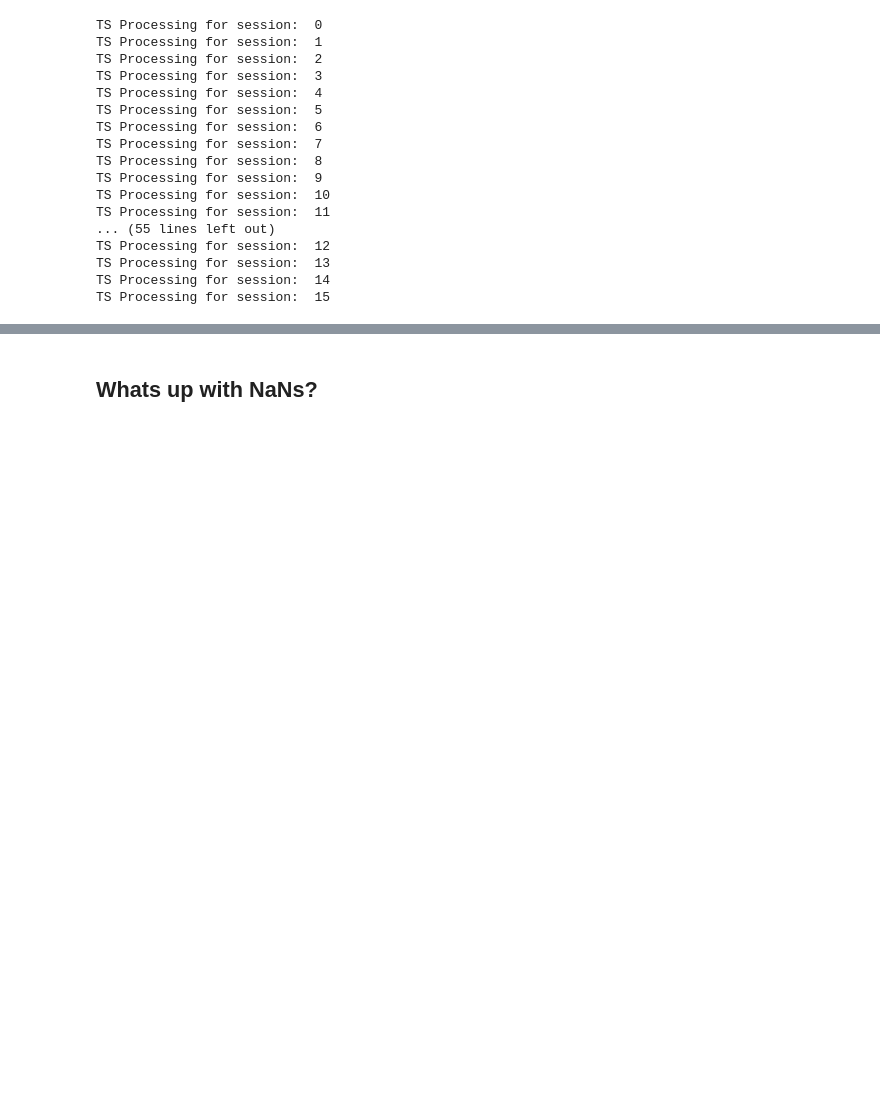
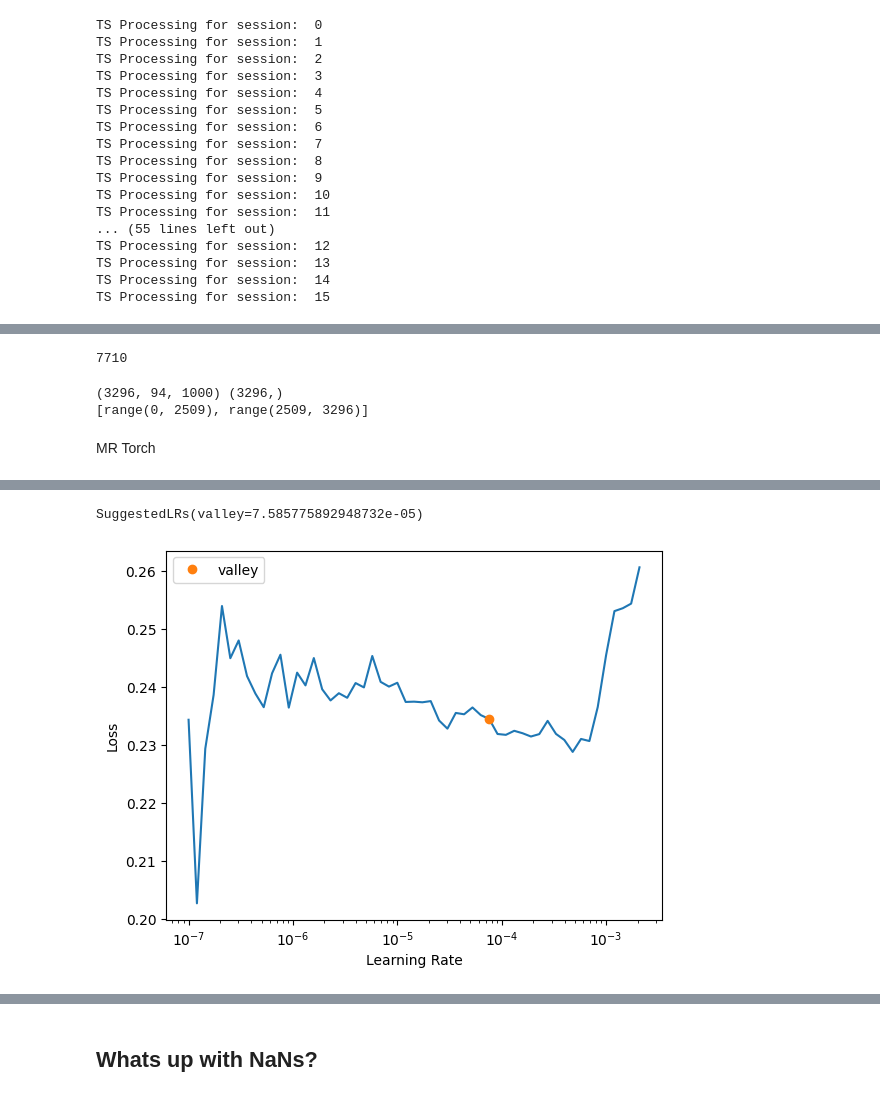
Before and after one commit to lwachowiak/HRI-Error-Detection-STAI, a Jupyter notebook: code/testing.ipynb, the cells around one changed output, grey strips where cells are left out. Drawn from its saved outputs; the diff is of its cells as text; code cells hidden in the pictures; blank space fills up the shorter version.

```diff
--- a/code/testing.ipynb
+++ b/code/testing.ipynb
@@ -59,3 +63,21 @@ TS Processing for session:  12
 TS Processing for session:  13
 TS Processing for session:  14
 TS Processing for session:  15
+# %%
+# get timeseries format
+val_X_TS_list, val_Y_TS_list, train_X_TS, train_Y_TS, _ = data_hri.get_timeseries_format(
+    intervallength=1000, stride_train=500, stride_eval=1000, verbose=False, fps=25, label_creation="full")
+
+train_Y_TS_task = train_Y_TS[:, 2]
+# %%
+all_X = train_X_TS
+for val_X_TS in val_X_TS_list:
+    print(val_X_TS.shape, all_X.shape)
+    all_X = np.concatenate((all_X, val_X_TS), axis=0)
+all_Y = train_Y_TS_task
+for val_Y_TS in val_Y_TS_list:
+    val_Y_TS = val_Y_TS[:, 2]
+    all_Y = np.concatenate((all_Y, val_Y_TS), axis=0)
+print(all_X.shape, all_Y.shape)
+splits = [range(0, len(train_X_TS)), range(
+    len(train_X_TS), len(all_X))]
@@ -61,0 +102,5 @@ TS Processing for session:  15
+# %%
+# how many nans are in all_X
+print(np.isnan(all_X).sum())
+# %% [output]
+7710
@@ -61,0 +110,19 @@ TS Processing for session:  15
+# %%
+print(all_X.shape, all_Y.shape)
+print(splits)
+# %% [output]
+(3296, 94, 1000) (3296,)
+[range(0, 2509), range(2509, 3296)]
+# %% [markdown]
+MR Torch
+# %%
+#all_X = np.nan_to_num(all_X, nan=0)
+tfms = [None, TSClassification()]
+batch_tfms = TSStandardize(by_sample=True)
+#dls = get_ts_dls(all_X, all_Y, splits=splits, tfms=tfms, batch_tfms=batch_tfms)
+dsets = TSDatasets(all_X, all_Y, splits=splits, inplace=True)
+dls   = TSDataLoaders.from_dsets(dsets.train, dsets.valid, batch_tfms=batch_tfms, bs=8)
+model = build_ts_model(MINIROCKET_Pytorch.MiniRocket, dls=dls)
+learn = ts_learner(dls, model, metrics=accuracy, cbs=ShowGraph())
+learn.lr_find()
+# %% [output]
@@ -61,0 +130,2 @@ TS Processing for session:  15
+SuggestedLRs(valley=7.585775892948732e-05)
+[figure, added]
```
Also changed, not shown: parts of 16 cells of this notebook, 5 other files.
